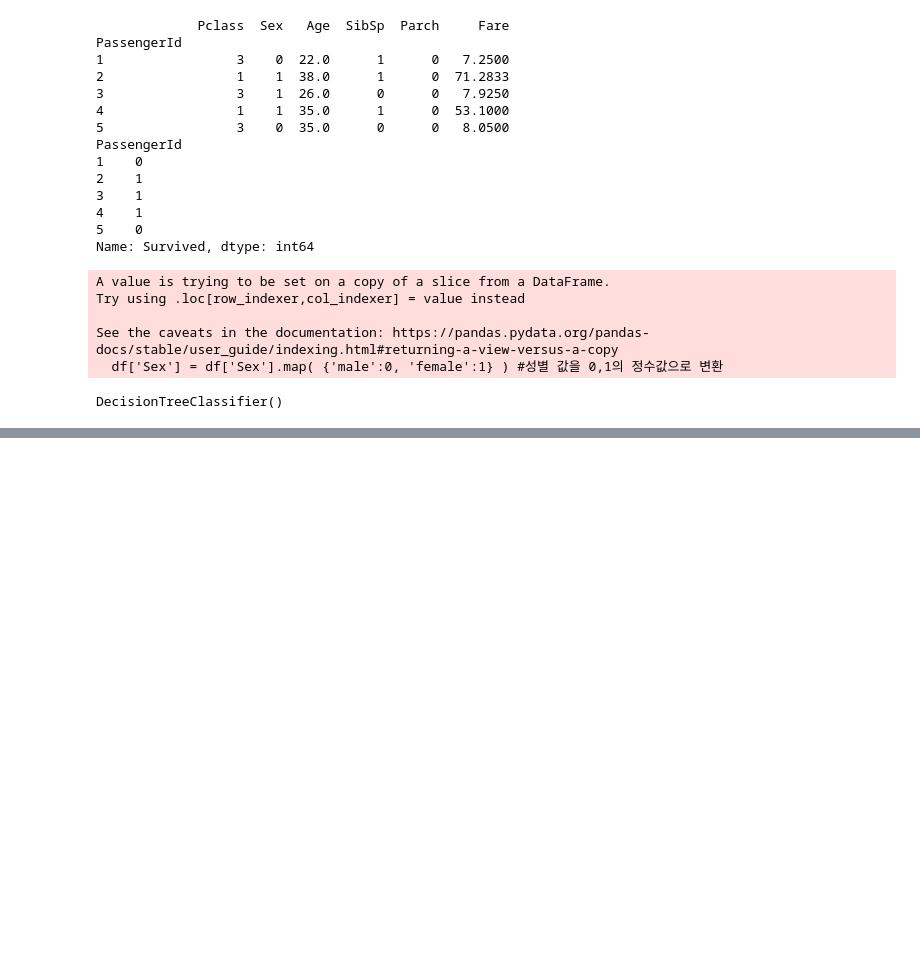
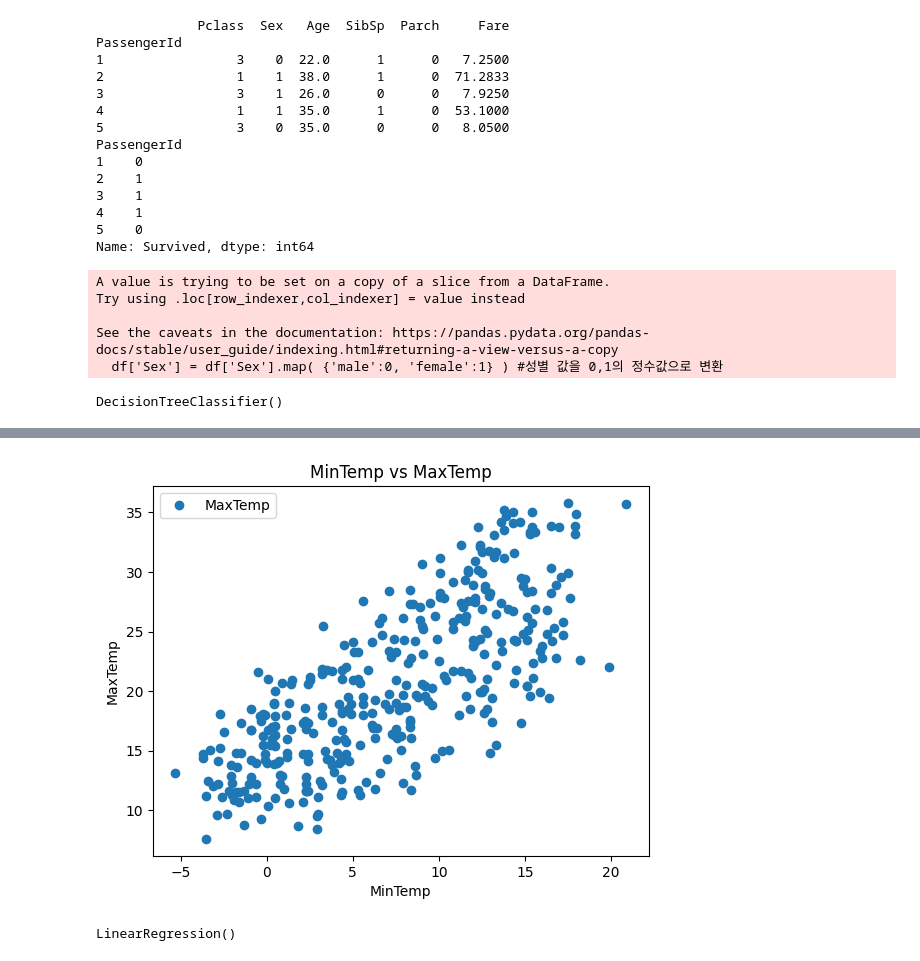
Before and after one commit to squiller1/Deeplearning_study, a Jupyter notebook: Pytorch/Pytorch_3.ipynb, the cells around one changed output, grey strips where cells are left out. Drawn from its saved outputs; the diff is of its cells as text; code cells hidden in the pictures; blank space fills up the shorter version.

Commit message:
pytorch 3

```diff
--- a/Pytorch/Pytorch_3.ipynb
+++ b/Pytorch/Pytorch_3.ipynb
@@ -257,0 +387,12 @@ True Survival                          17                  50
+# %%
+#2. 데이터셋 준비
+dataset = pd.read_csv('/content/drive/MyDrive/pytorch_ex/chap03/data/weather.csv')
+
+#데이터 간 관계 시각화로 표현해보기
+dataset.plot(x='MinTemp', y='MaxTemp', style='o') #최소 기온과 최대 기온을 산점도로 표현
+plt.title('MinTemp vs MaxTemp')
+plt.xlabel('MinTemp')
+plt.ylabel('MaxTemp')
+plt.show()
+# %% [output]
+[figure, added]
@@ -257,0 +405,6 @@ True Survival                          17                  50
+# %%
+#4. 모델 생성 및 훈련
+linearRegr = LinearRegression()
+linearRegr.fit(x_train, y_train)
+# %% [output]
+LinearRegression()
```
Also changed, not shown: parts of 34 cells of this notebook.
